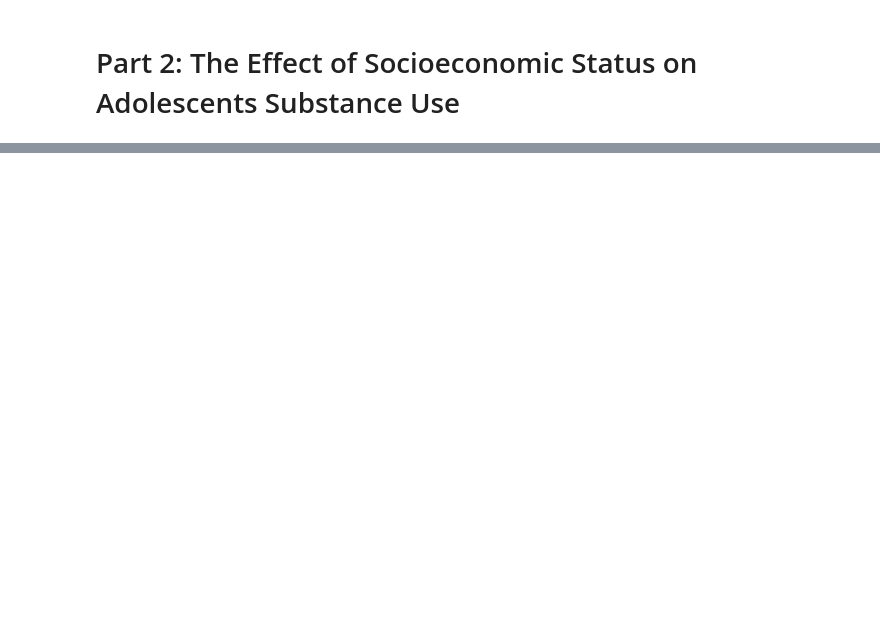
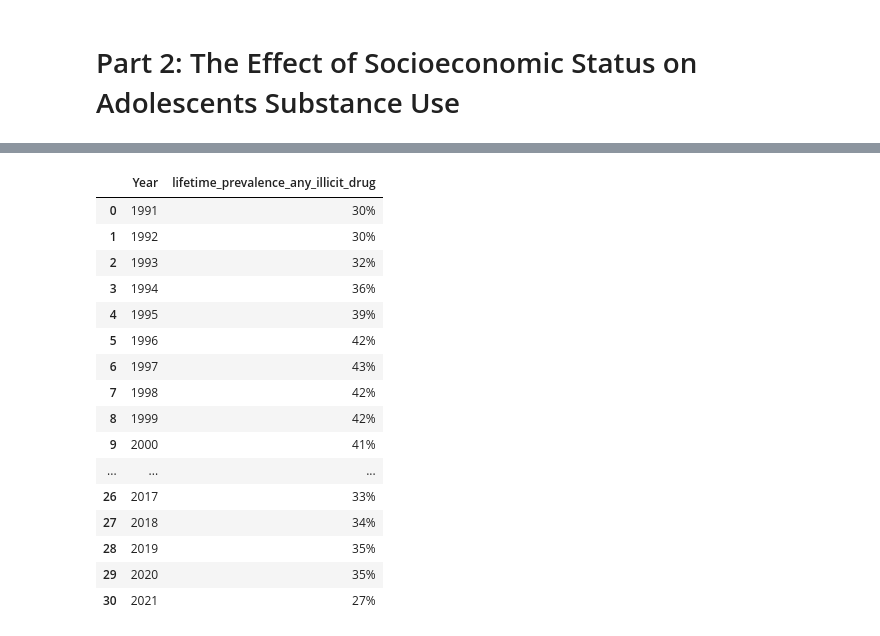
Before and after one commit to MoniV18/Project, a Jupyter notebook: BDATA_Project_2.ipynb, the cells around one changed output, grey strips where cells are left out. Drawn from its saved outputs; the diff is of its cells as text; code cells hidden in the pictures; blank space fills up the shorter version.

```diff
--- a/BDATA_Project_2.ipynb
+++ b/BDATA_Project_2.ipynb
@@ -644,0 +104,28 @@ Notes:
+# %%
+#Importing our data
+
+import pandas as pd
+
+data_file = 'lifetime_prevalence_of_use_of_any_illicit_drug.csv'
+
+df = pd.read_csv(data_file)
+
+df
+# %% [output]
+|  | Year | lifetime_prevalence_any_illicit_drug |
+| 0 | 1991 | 30% |
+| 1 | 1992 | 30% |
+| 2 | 1993 | 32% |
+| 3 | 1994 | 36% |
+| 4 | 1995 | 39% |
+| 5 | 1996 | 42% |
+| 6 | 1997 | 43% |
+| 7 | 1998 | 42% |
+| 8 | 1999 | 42% |
+| 9 | 2000 | 41% |
+| ... | ... | ... |
+| 26 | 2017 | 33% |
+| 27 | 2018 | 34% |
+| 28 | 2019 | 35% |
+| 29 | 2020 | 35% |
+| 30 | 2021 | 27% |
```
Also changed, not shown: parts of 50 cells of this notebook, 1 other file.
